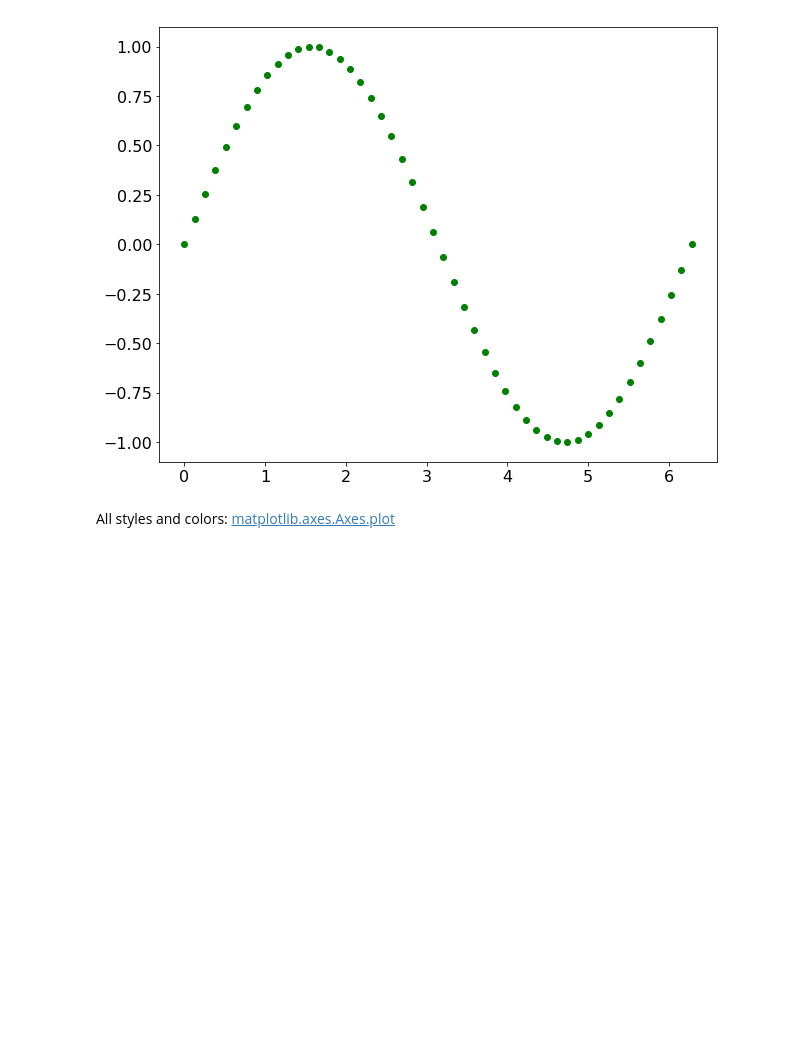
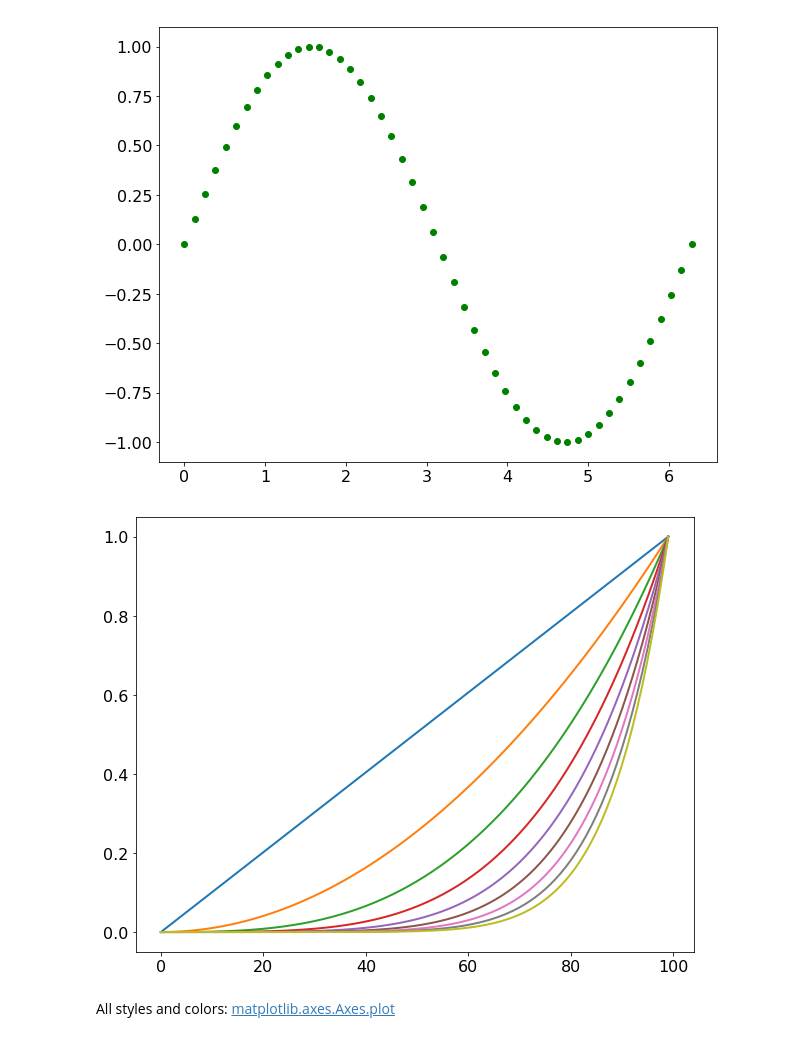
Before and after one commit to Python4AstronomersAndParticlePhysicists/PythonWorkshop-ICE, a Jupyter notebook: notebooks/05_01_matplotlib.ipynb, the cells around one changed output. Drawn from its saved outputs; the diff is of its cells as text; code cells hidden in the pictures; blank space fills up the shorter version.

Commit message:
Minor updates in matplotlib

```diff
--- a/notebooks/05_01_matplotlib.ipynb
+++ b/notebooks/05_01_matplotlib.ipynb
@@ -85,5 +85,12 @@ plt.plot(t, np.sin(t), 'go');
 # %% [output]
 [figure]
+# %%
+# new in matplotlib 2.0, all colors of the color rotation available as C<N>
+x = np.linspace(0, 1, 100)
+for n in range(9):
+    plt.plot(x**(n + 1), color='C{}'.format(n))
+# %% [output]
+[figure, added]
 # %% [markdown]
 All styles and colors: [matplotlib.axes.Axes.plot](http://matplotlib.org/api/_as_gen/matplotlib.axes.Axes.plot.html#matplotlib.axes.Axes.plot)
 # %% [markdown]
```
Also changed, not shown: parts of 12 cells of this notebook.
